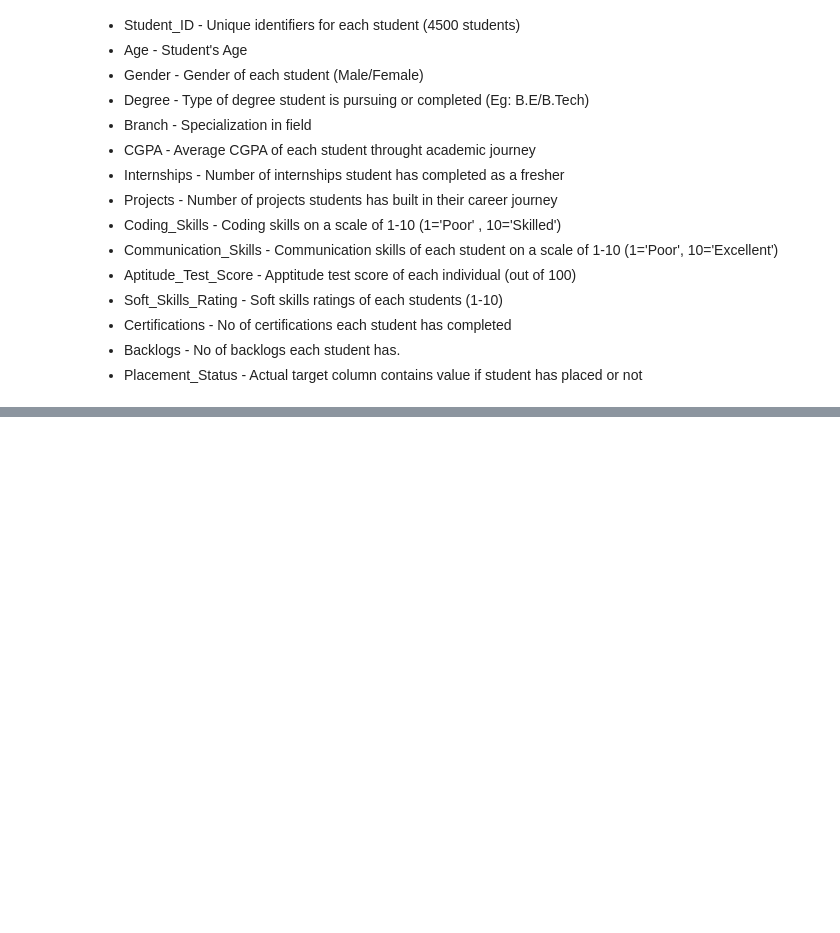
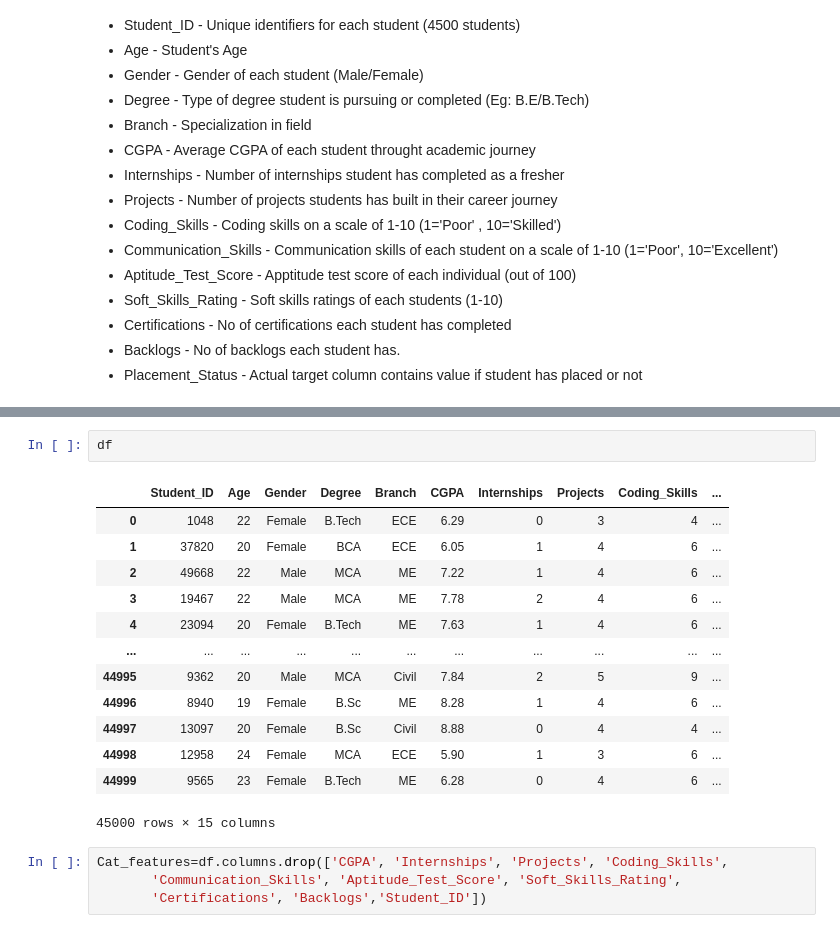
Before and after one commit to aditya-3645/Student_placement_status_ML, a Jupyter notebook: analysis.ipynb, the cells around one changed output, grey strips where cells are left out. Drawn from its saved outputs; the diff is of its cells as text; blank space fills up the shorter version.

```diff
--- a/analysis.ipynb
+++ b/analysis.ipynb
@@ -148,0 +170,20 @@ array(['Student_ID', 'Age', 'Gender', 'Degree', 'Branch',
+# %%
+df
+# %% [output]
+|  | Student_ID | Age | Gender | Degree | Branch | CGPA | Internships | Projects | Coding_Skills | ... |
+| 0 | 1048 | 22 | Female | B.Tech | ECE | 6.29 | 0 | 3 | 4 | ... |
+| 1 | 37820 | 20 | Female | BCA | ECE | 6.05 | 1 | 4 | 6 | ... |
+| 2 | 49668 | 22 | Male | MCA | ME | 7.22 | 1 | 4 | 6 | ... |
+| 3 | 19467 | 22 | Male | MCA | ME | 7.78 | 2 | 4 | 6 | ... |
+| 4 | 23094 | 20 | Female | B.Tech | ME | 7.63 | 1 | 4 | 6 | ... |
+| ... | ... | ... | ... | ... | ... | ... | ... | ... | ... | ... |
+| 44995 | 9362 | 20 | Male | MCA | Civil | 7.84 | 2 | 5 | 9 | ... |
+| 44996 | 8940 | 19 | Female | B.Sc | ME | 8.28 | 1 | 4 | 6 | ... |
+| 44997 | 13097 | 20 | Female | B.Sc | Civil | 8.88 | 0 | 4 | 4 | ... |
+| 44998 | 12958 | 24 | Female | MCA | ECE | 5.90 | 1 | 3 | 6 | ... |
+| 44999 | 9565 | 23 | Female | B.Tech | ME | 6.28 | 0 | 4 | 6 | ... |
+45000 rows × 15 columns
+# %%
+Cat_features=df.columns.drop(['CGPA', 'Internships', 'Projects', 'Coding_Skills',
+       'Communication_Skills', 'Aptitude_Test_Score', 'Soft_Skills_Rating',
+       'Certifications', 'Backlogs','Student_ID'])
```
Also changed, not shown: parts of 21 cells of this notebook.
